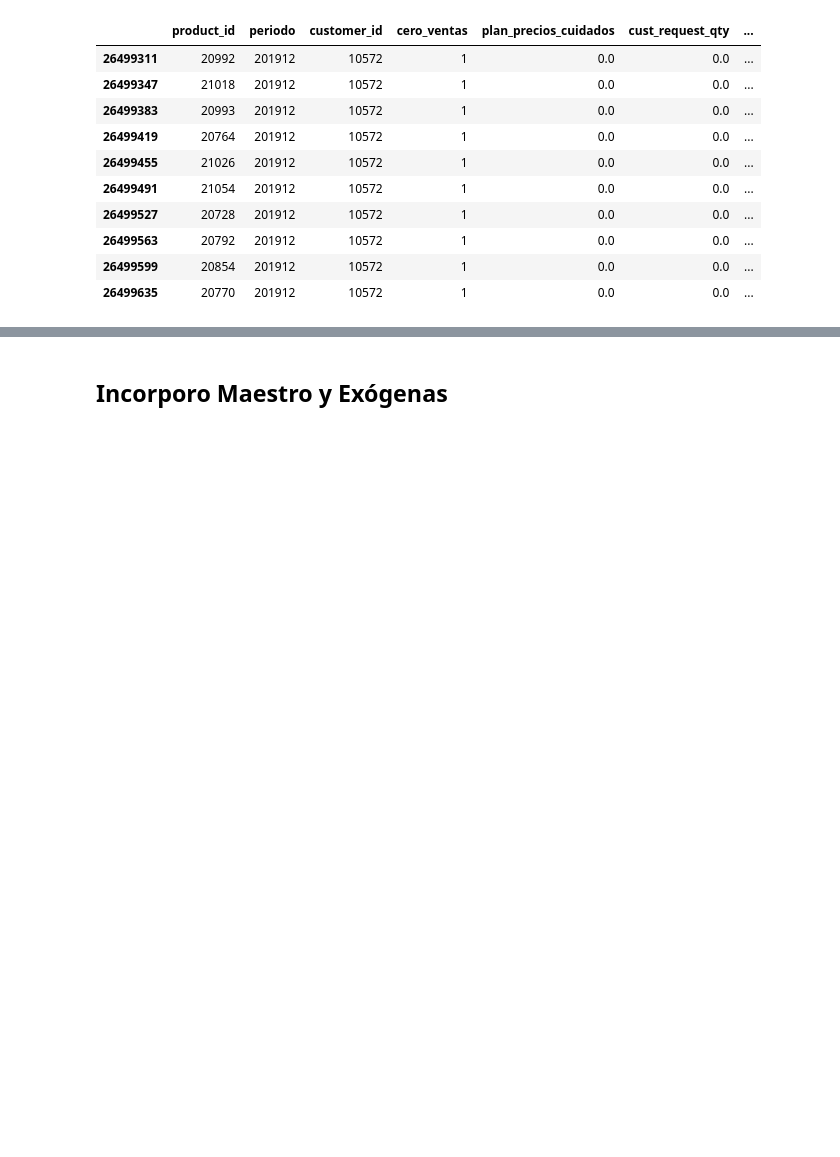
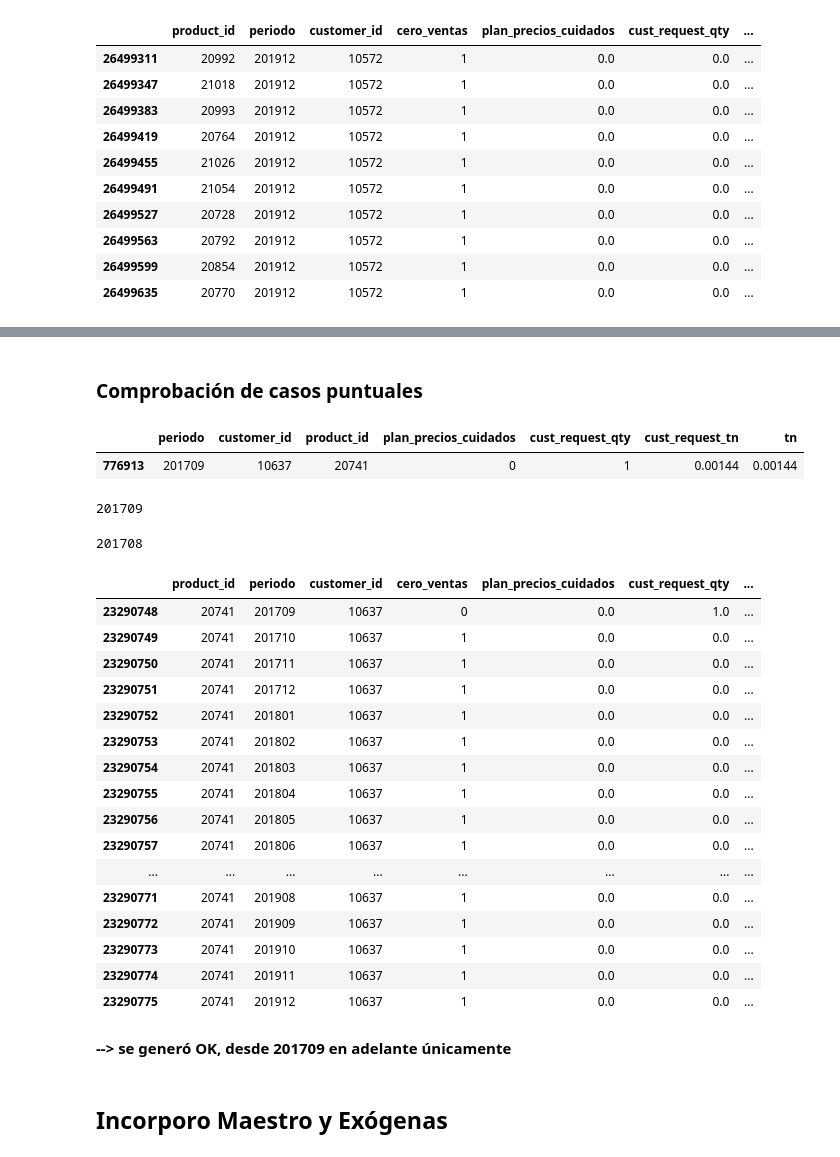
Before and after one commit to castrodiego/labo3_empresa3, a Jupyter notebook: code/01_b_creacion_dataset_base.ipynb, the cells around one changed output, grey strips where cells are left out. Cells and saved outputs as stored; diff of their text form; code cells hidden in the pictures; blank space fills up the shorter version.

Commit message:
Se agrega control sobre notebook base y se crean archivos de productos agrupados

```diff
--- a/code/01_b_creacion_dataset_base.ipynb
+++ b/code/01_b_creacion_dataset_base.ipynb
@@ -355,3 +370,40 @@ KeyboardInterrupt:
+# %% [markdown]
+### Comprobación de casos puntuales
+# %%
+df_sellout[(df_sellout.customer_id==10637)&(df_sellout.product_id==20741)]
+# %% [output]
+|  | periodo | customer_id | product_id | plan_precios_cuidados | cust_request_qty | cust_request_tn | tn |
+| 776913 | 201709 | 10637 | 20741 | 0 | 1 | 0.00144 | 0.00144 |
+# %%
+df_sellout[(df_sellout.customer_id==10637)].periodo.min()
+# %% [output]
+201709
+# %%
+df_sellout[(df_sellout.product_id==20741)].periodo.min()
+# %% [output]
+201708
+# %%
+df_sellout_complet_desde_1er_mes[(df_sellout_complet_desde_1er_mes.customer_id==10637)&(df_sellout_complet_desde_1er_mes.product_id==20741)]
+# %% [output]
+|  | product_id | periodo | customer_id | cero_ventas | plan_precios_cuidados | cust_request_qty | ... |
+| 23290748 | 20741 | 201709 | 10637 | 0 | 0.0 | 1.0 | ... |
+| 23290749 | 20741 | 201710 | 10637 | 1 | 0.0 | 0.0 | ... |
+| 23290750 | 20741 | 201711 | 10637 | 1 | 0.0 | 0.0 | ... |
+| 23290751 | 20741 | 201712 | 10637 | 1 | 0.0 | 0.0 | ... |
+| 23290752 | 20741 | 201801 | 10637 | 1 | 0.0 | 0.0 | ... |
+| 23290753 | 20741 | 201802 | 10637 | 1 | 0.0 | 0.0 | ... |
+| 23290754 | 20741 | 201803 | 10637 | 1 | 0.0 | 0.0 | ... |
+| 23290755 | 20741 | 201804 | 10637 | 1 | 0.0 | 0.0 | ... |
+| 23290756 | 20741 | 201805 | 10637 | 1 | 0.0 | 0.0 | ... |
+| 23290757 | 20741 | 201806 | 10637 | 1 | 0.0 | 0.0 | ... |
+| ... | ... | ... | ... | ... | ... | ... | ... |
+| 23290771 | 20741 | 201908 | 10637 | 1 | 0.0 | 0.0 | ... |
+| 23290772 | 20741 | 201909 | 10637 | 1 | 0.0 | 0.0 | ... |
+| 23290773 | 20741 | 201910 | 10637 | 1 | 0.0 | 0.0 | ... |
+| 23290774 | 20741 | 201911 | 10637 | 1 | 0.0 | 0.0 | ... |
+| 23290775 | 20741 | 201912 | 10637 | 1 | 0.0 | 0.0 | ... |
+# %% [markdown]
+**--> se generó OK, desde 201709 en adelante únicamente**
 # %% [markdown]
 ## Incorporo Maestro y Exógenas
 # %%
```
Also changed, not shown: parts of 21 cells of this notebook, 2 other files.
